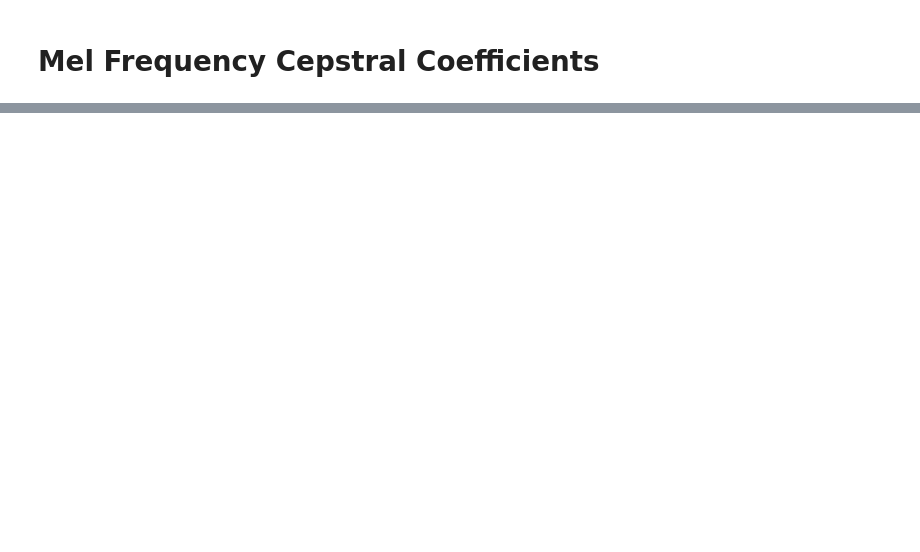
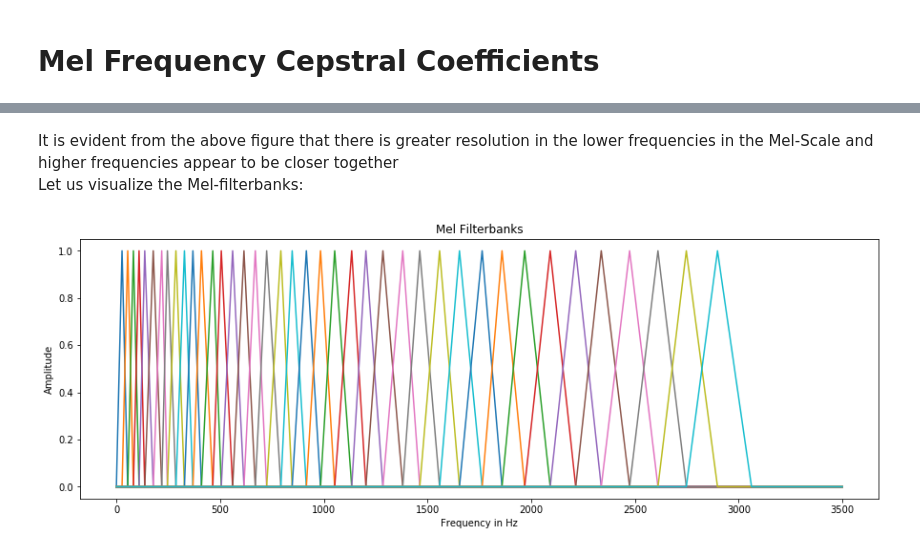
Before and after one commit to rmhanchate/SAMP2020_course_material, a Jupyter notebook: MFCC.ipynb, the cells around one changed output, grey strips where cells are left out. Drawn from its saved outputs; the diff is of its cells as text; code cells hidden in the pictures; blank space fills up the shorter version.

```diff
--- a/MFCC.ipynb
+++ b/MFCC.ipynb
@@ -78,0 +162,14 @@ plt.show()
+# %% [markdown]
+It is evident from the above figure that there is greater resolution in the lower frequencies in the Mel-Scale and higher frequencies appear to be closer together
+Let us visualize the Mel-filterbanks:
+# %%
+plt.rcParams['figure.figsize'] = [15, 5]
+for i in range(nfilt):
+    plt.plot(np.linspace(0, 3500, 257), fbank[i])
+
+plt.xlabel('Frequency in Hz')
+plt.ylabel('Amplitude')
+plt.title('Mel Filterbanks')
+plt.show()
+# %% [output]
+[figure, added]
```
Also changed, not shown: parts of 30 cells of this notebook.
